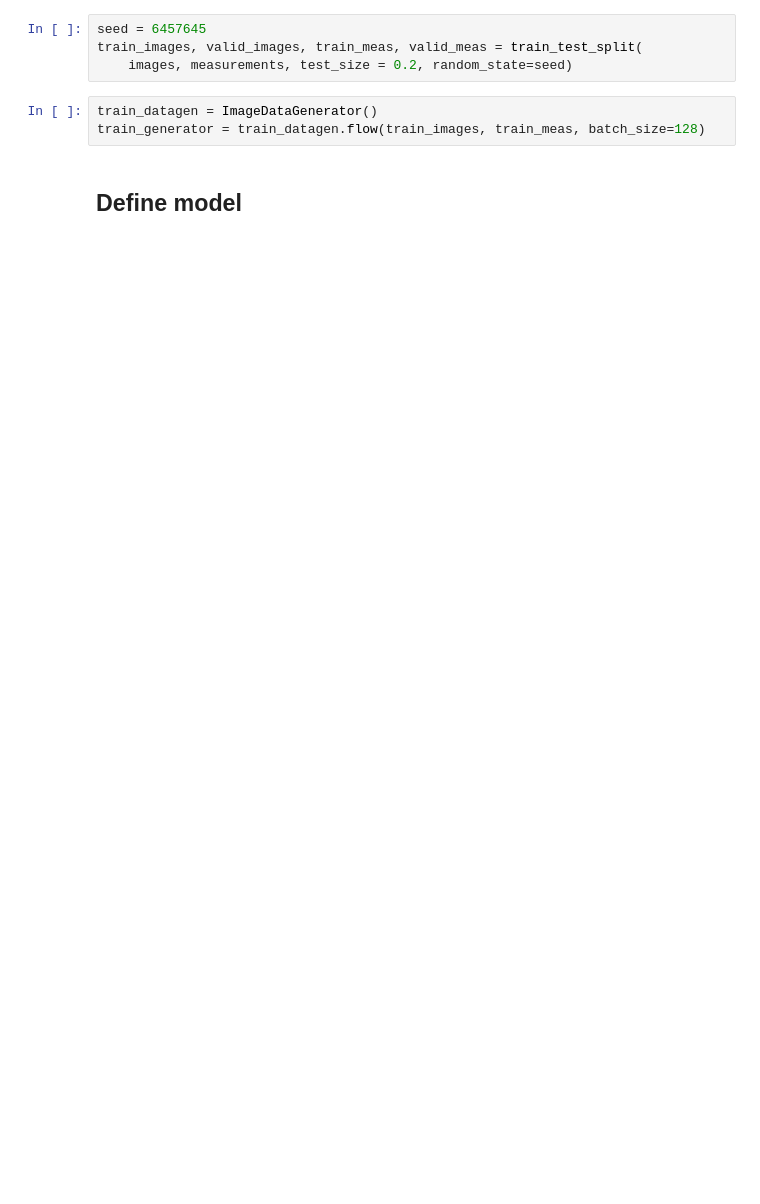
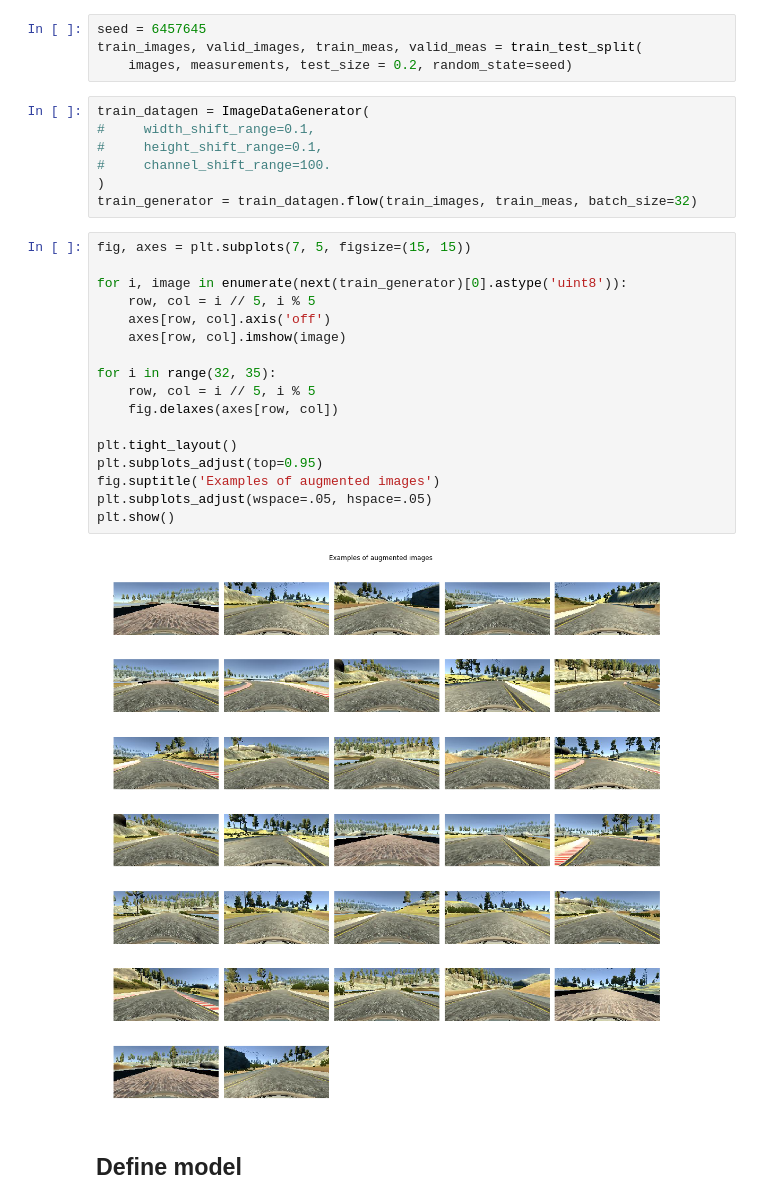
Before and after one commit to koulakis/CarND-Behavioral-Cloning-P3, a Jupyter notebook: clone.ipynb, the cells around one changed output. Drawn from its saved outputs; the diff is of its cells as text; blank space fills up the shorter version.

```diff
--- a/clone.ipynb
+++ b/clone.ipynb
@@ -64,8 +65,31 @@ seed = 6457645
 train_images, valid_images, train_meas, valid_meas = train_test_split(
     images, measurements, test_size = 0.2, random_state=seed)
 # %%
-train_datagen = ImageDataGenerator()
-train_generator = train_datagen.flow(train_images, train_meas, batch_size=128)
+train_datagen = ImageDataGenerator(
+#     width_shift_range=0.1,
+#     height_shift_range=0.1,
+#     channel_shift_range=100.
+)
+train_generator = train_datagen.flow(train_images, train_meas, batch_size=32)
+# %%
+fig, axes = plt.subplots(7, 5, figsize=(15, 15))
+
+for i, image in enumerate(next(train_generator)[0].astype('uint8')):
+    row, col = i // 5, i % 5
+    axes[row, col].axis('off')
+    axes[row, col].imshow(image)
+
+for i in range(32, 35):
+    row, col = i // 5, i % 5
+    fig.delaxes(axes[row, col])
+
+plt.tight_layout()
+plt.subplots_adjust(top=0.95)
+fig.suptitle('Examples of augmented images')
+plt.subplots_adjust(wspace=.05, hspace=.05)
+plt.show()
+# %% [output]
+[figure, added]
 # %% [markdown]
 ## Define model
 # %%
```
Also changed, not shown: parts of 13 cells of this notebook.
